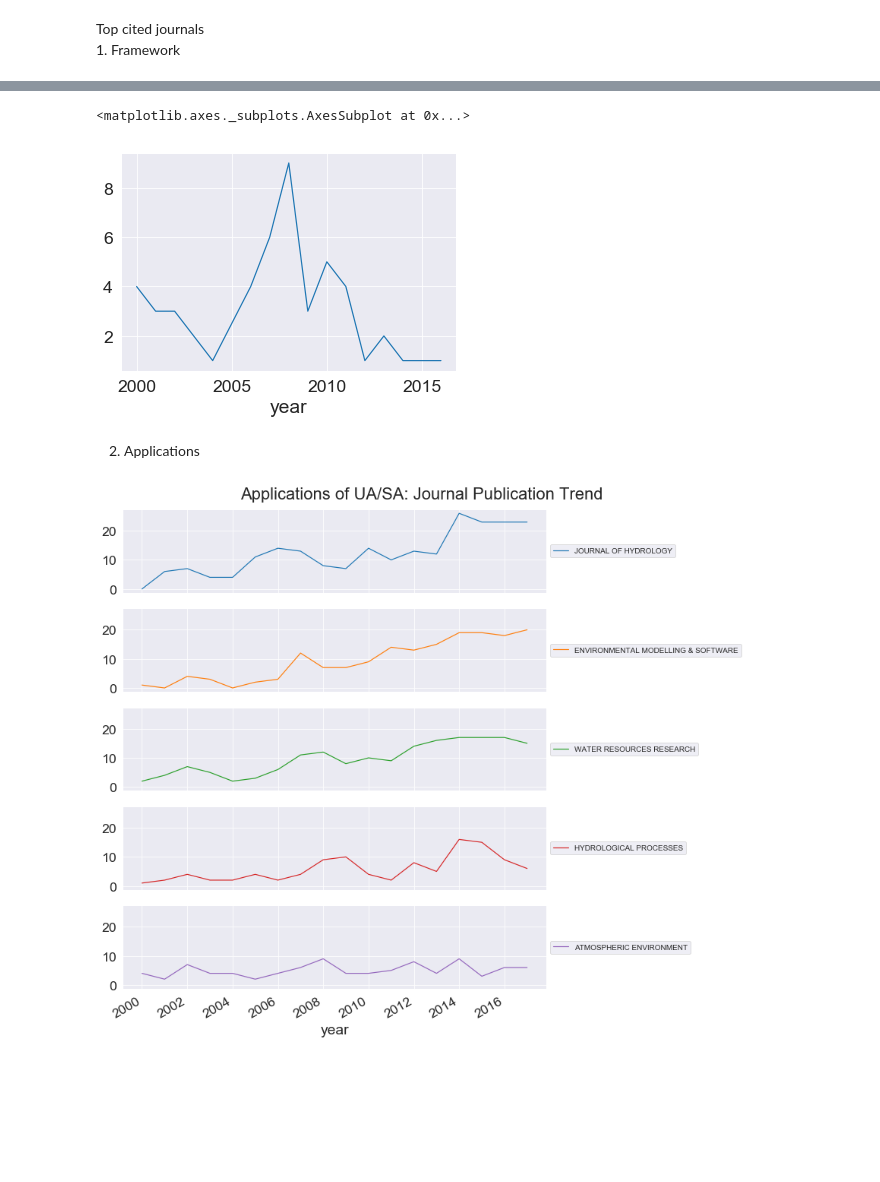
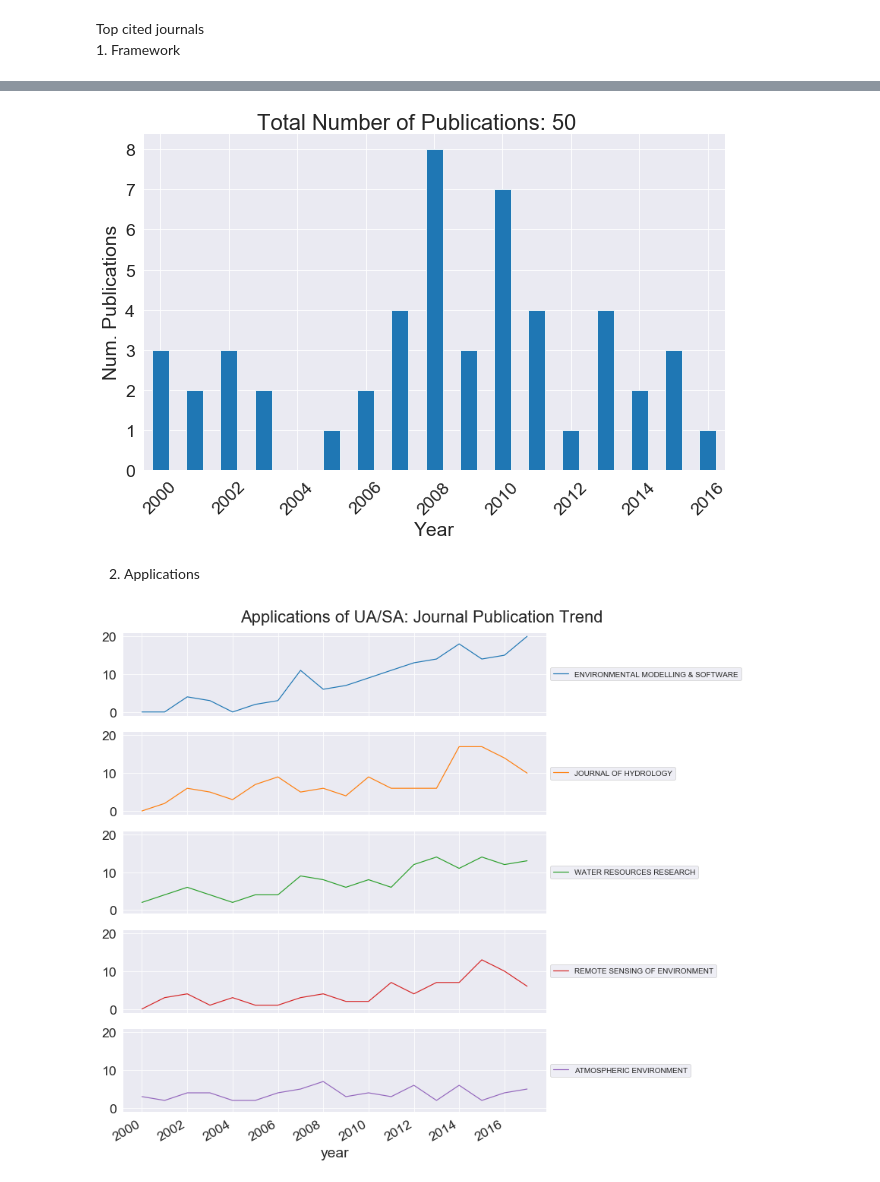
Before and after one commit to frog7/uasa-trends, a Jupyter notebook: notebooks/3c Topic modelling, keyword matching the subtopics -old.ipynb, the cells around one changed output, grey strips where cells are left out. Drawn from its saved outputs; the diff is of its cells as text; code cells hidden in the pictures; blank space fills up the shorter version.

```diff
--- a/notebooks/3c Topic modelling, keyword matching the subtopics -old.ipynb
+++ b/notebooks/3c Topic modelling, keyword matching the subtopics -old.ipynb
@@ -124,5 +132,5 @@ framework = wosis.keyword_matches(subtopics_combined, ['framework', 'guideline',
 # %%
-all_framework = framework.combine_recs()
+all_framework = uasa_framework.combine_recs()
 # %%
 wos_plot.plot_kw_trend(all_framework, title='Frameworks and guidelines for UA/SA: Keyword and Publication Trend', save_plot_fn='figs/framework_pub_trend.png')
 # %% [output]
@@ -142 +154,5 @@ Trends
+# %%
+# Resetting name of RecordCollections for plot
+all_applications.name = 'Applications'
+all_framework.name = 'Frameworks'
 # %%
@@ -164,7 +195,8 @@ pubs_for_journals_framework = wosis.find_pubs_by_journal(all_framework, journals
 # %%
-data_dir = "tmp1"  # Using the temporary data directory
+data_dir = "tmp"  # Using the temporary data directory
 
 # Get citations for each paper
+# Results are cached based on RecordCollection name (currently [topic name]_[Journal Name])
 paper_citations_per_journal_framework = {}
 for pubs in pubs_for_journals_framework:
     paper_citations_per_journal_framework[pubs] = wosis.get_num_citations(pubs_for_journals_framework[pubs], wos_config,
@@ -183,5 +208,5 @@ Authenticated (SID: 8Aah6dLu1tuidW7nmCY)
 # %%
-cols_of_interest = ['AU', 'year', 'title', 'journal', 'citations', 'DOI link']
+cols_of_interest = ['AU', 'year', 'title', 'journal', 'citations', 'DOI link', 'id']
 collection_framework = pd.DataFrame(columns=cols_of_interest)
 for journal_name, df in paper_citations_per_journal_framework.items():
     df = wosis.link_to_pub(df)
@@ -209,12 +235,16 @@ top_cited_in_top_journals_framework.to_csv('../data/top_cited_in_top_journals_fr
 # %%
-top_cited_in_top_journals_framework.groupby('year').count()['AU'].plot()
+# top_cited_in_top_journals_framework.groupby('year').count()['AU'].plot()
+framework_top_cited = wosis.extract_recs(top_cited_in_top_journals_framework.id, RC)
+wos_plot.plot_pub_trend(framework_top_cited)
 # %% [output]
-<matplotlib.axes._subplots.AxesSubplot at 0x...>
-[figure, old version]
+[figure, new version]
 # %% [markdown]
 2. Applications
 # %%
-wos_plot.plot_journal_pub_trend(all_applications, top_n=5, save_plot_fn='figs/applications_journal_pub_trend.png', title='Applications of UA/SA: Journal Publication Trend')
+wos_plot.plot_journal_pub_trend(all_applications,
+                                top_n=5,
+                                save_plot_fn='figs/applications_journal_pub_trend.png',
+                                title='Applications of UA/SA: Journal Publication Trend')
 # %% [output]
-[figure, old version]
+[figure, new version]
 # %%
```
Also changed, not shown: parts of 50 cells of this notebook, 6 other files.
